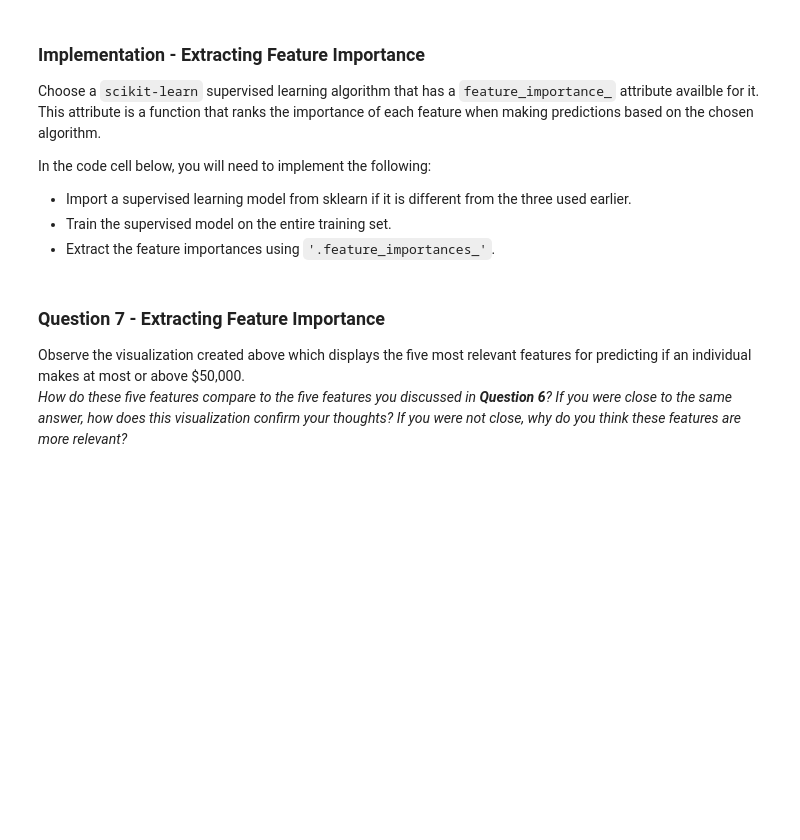
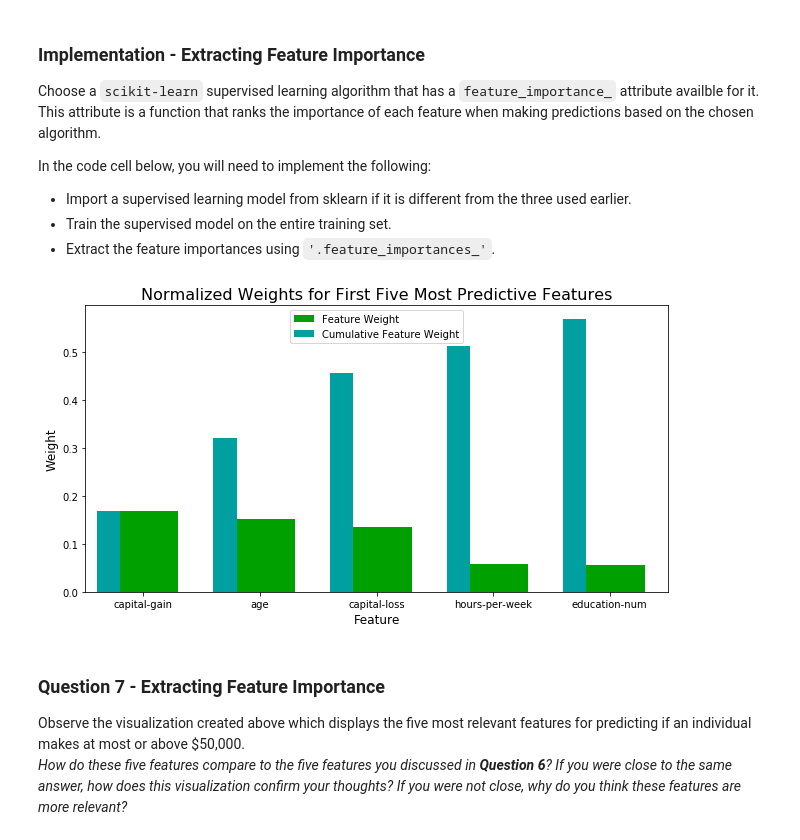
Before and after one commit to stoneheart/machine-learning, a Jupyter notebook: projects/finding_donors/finding_donors.ipynb, the cells around one changed output. Cells and saved outputs as stored; diff of their text form; code cells hidden in the pictures; blank space fills up the shorter version.

```diff
--- a/projects/finding_donors/finding_donors.ipynb
+++ b/projects/finding_donors/finding_donors.ipynb
@@ -342,21 +383,28 @@ Fine tune the chosen model. Use grid search (`GridSearchCV`) with at least one i
 **Note:** Depending on the algorithm chosen and the parameter list, the following implementation may take some time to run!
 # %%
 # TODO: Import 'GridSearchCV', 'make_scorer', and any other necessary libraries
+from sklearn.grid_search import GridSearchCV
+from sklearn.metrics import make_scorer
+from sklearn.tree import DecisionTreeClassifier
 
 # TODO: Initialize the classifier
-clf = None
+clf = AdaBoostClassifier(random_state=0)
 
 # TODO: Create the parameters list you wish to tune
-parameters = None
+parameters = {'base_estimator':[DecisionTreeClassifier(max_depth=1),\
+                                DecisionTreeClassifier(max_depth=2),\
+                                DecisionTreeClassifier(max_depth=3)],\
+              'n_estimators':[10, 50, 500],\
+              'learning_rate':[0.5, 1.0, 1.5, 2.0]}
 
 # TODO: Make an fbeta_score scoring object
-scorer = None
+scorer = make_scorer(fbeta_score, beta=beta)
 
 # TODO: Perform grid search on the classifier using 'scorer' as the scoring method
-grid_obj = None
+grid_obj = GridSearchCV(clf, parameters, scoring=scorer)
 
 # TODO: Fit the grid search object to the training data and find the optimal parameters
-grid_fit = None
+grid_fit = grid_obj.fit(X_train, y_train)
 
 # Get the estimator
 best_clf = grid_fit.best_estimator_
@@ -409,14 +476,16 @@ In the code cell below, you will need to implement the following:
 # %%
 # TODO: Import a supervised learning model that has 'feature_importances_'
 
 # TODO: Train the supervised model on the training set
-model = None
+model = best_clf
 
 # TODO: Extract the feature importances
-importances = None
+importances = model.feature_importances_
 
 # Plot
 vs.feature_plot(importances, X_train, y_train)
+# %% [output]
+[figure, added]
 # %% [markdown]
 ### Question 7 - Extracting Feature Importance
 
```
Also changed, not shown: parts of 21 cells of this notebook, 10 other files.
